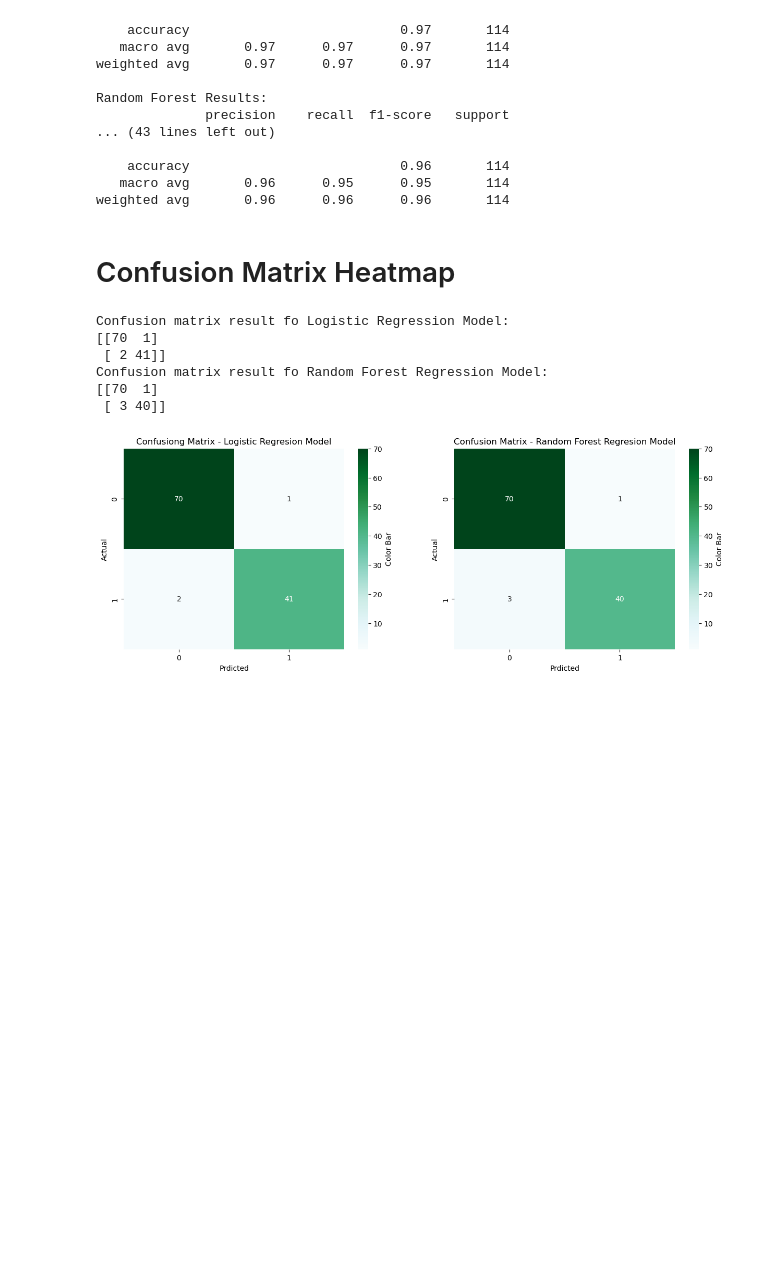
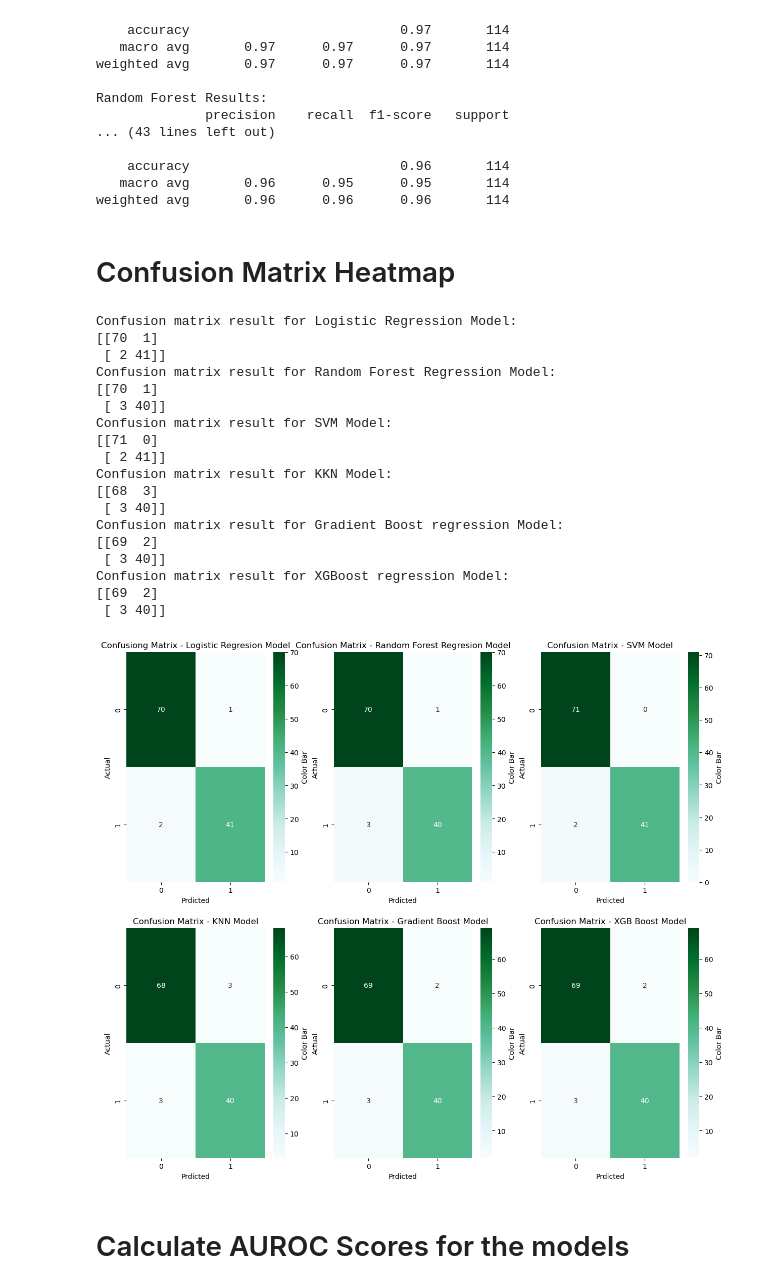
Before and after one commit to DMulabegovic/AAI-500-Final-Project-Breast-Cancer-Malignancy-Predictor, a Jupyter notebook: Breast_Cancer_Predictor_Project.ipynb, the cells around one changed output. Drawn from its saved outputs; the diff is of its cells as text; code cells hidden in the pictures; blank space fills up the shorter version.

Commit message:
Updated heatmap, added AUROC, and ROC curves

```diff
--- a/Breast_Cancer_Predictor_Project.ipynb
+++ b/Breast_Cancer_Predictor_Project.ipynb
@@ -244,33 +247,70 @@ weighted avg       0.96      0.96      0.96       114
 # %%
 conf_matrix_log = confusion_matrix(y_test, log_predictions, labels=[0,1])  # Generate confusion matrix for logistic regrssion model
 conf_matrix_ran_forest = confusion_matrix(y_test, ran_forest_predictions, labels=[0,1]) # Generate confusion matrix for random forest regression model
+conf_matrix_svm = confusion_matrix(y_test, svm_predictions, labels=[0,1]) # Generate confusion matrix for SVM regression model
+conf_matrix_knn = confusion_matrix(y_test, knn_predictions, labels=[0,1]) # Generate confusion matrix for knn regression model
+conf_matrix_gb = confusion_matrix(y_test, gb_predictions, labels=[0,1]) # Generate confusion matrix for Gradient Boost regression model
+conf_matrix_xgb = confusion_matrix(y_test, xgb_predictions, labels=[0,1]) # Generate confusion matrix for XGBoost regression model
 
-print('Confusion matrix result fo Logistic Regression Model: ') # Print confusion matrix result for logistic regression model
+print('Confusion matrix result for Logistic Regression Model: ') # Print confusion matrix result for logistic regression model
 print(conf_matrix_log)
-print('Confusion matrix result fo Random Forest Regression Model: ') # Print confusion matrix result for random forest regression model
+print('Confusion matrix result for Random Forest Regression Model: ') # Print confusion matrix result for random forest regression model
 print(conf_matrix_ran_forest)
+print('Confusion matrix result for SVM Model: ') # Print confusion matrix result for SVM model
+print(conf_matrix_svm )
+print('Confusion matrix result for KKN Model: ') # Print confusion matrix result for KNN model
+print(conf_matrix_knn)
+print('Confusion matrix result for Gradient Boost regression Model: ') # Print confusion matrix result for Gradient Boost model
+print(conf_matrix_gb)
+print('Confusion matrix result for XGBoost regression Model: ') # Print confusion matrix result for XGBoost model
+print(conf_matrix_xgb)
 
-plt.figure(figsize=(15, 5)) # Set figure size
+plt.figure(figsize=(15, 13)) # Set figure size
+plt.subplot(2, 3, 1)
+sns.heatmap(conf_matrix_log, cmap="BuGn", annot=True, cbar_kws={"label":"Color Bar"}) # Generate and plot heatmap confusion matrix for logistics regression model
+plt.title('Confusiong Matrix - Logistic Regresion Model'), plt.xlabel('Prdicted'), plt.ylabel('Actual')
 
-plt.subplot(1, 2, 1)
-sns.heatmap(conf_matrix_log, cmap="BuGn", annot=True, cbar_kws={"label":"Color Bar"}) # Generate and plot heatmap confusion matrix for logistics regression model
-plt.title('Confusiong Matrix - Logistic Regresion Model')
-plt.xlabel('Prdicted')
-plt.ylabel('Actual')
+plt.subplot(2, 3, 2)
+sns.heatmap(conf_matrix_ran_forest, cmap="BuGn", annot=True, cbar_kws={"label":"Color Bar"})  # Generate and plot heatmap confusion matrix for random forest regression model
+plt.title('Confusion Matrix - Random Forest Regresion Model'), plt.xlabel('Prdicted'), plt.ylabel('Actual')
 
-plt.subplot(1, 2, 2)
-sns.heatmap(conf_matrix_ran_forest, cmap="BuGn", annot=True, cbar_kws={"label":"Color Bar"})  # Generate and plot heatmap confusion matrix for random forest regression model
-plt.title('Confusion Matrix - Random Forest Regresion Model')
-plt.xlabel('Prdicted')
-plt.ylabel('Actual')
+plt.subplot(2, 3, 3)
+sns.heatmap(conf_matrix_svm, cmap="BuGn", annot=True, cbar_kws={"label":"Color Bar"})  # Generate and plot heatmap confusion matrix for SVM regression model
+plt.title('Confusion Matrix - SVM Model'), plt.xlabel('Prdicted'), plt.ylabel('Actual')
+
+plt.subplot(2, 3, 4)
+sns.heatmap(conf_matrix_knn, cmap="BuGn", annot=True, cbar_kws={"label":"Color Bar"})  # Generate and plot heatmap confusion matrix for KNN regression model
+plt.title('Confusion Matrix - KNN Model'), plt.xlabel('Prdicted'), plt.ylabel('Actual')
+
+plt.subplot(2, 3, 5)
+sns.heatmap(conf_matrix_gb, cmap="BuGn", annot=True, cbar_kws={"label":"Color Bar"})  # Generate and plot heatmap confusion matrix for Graident Boost regression model
+plt.title('Confusion Matrix - Gradient Boost Model'), plt.xlabel('Prdicted'), plt.ylabel('Actual')
+
+plt.subplot(2, 3, 6)
+sns.heatmap(conf_matrix_xgb, cmap="BuGn", annot=True, cbar_kws={"label":"Color Bar"})  # Generate and plot heatmap confusion matrix for XGB Boost regression model
+plt.title('Confusion Matrix - XGB Boost Model'), plt.xlabel('Prdicted'), plt.ylabel('Actual')
 plt.show()
 
 # Pros
 # %% [output]
-Confusion matrix result fo Logistic Regression Model:
+Confusion matrix result for Logistic Regression Model:
 [[70  1]
  [ 2 41]]
-Confusion matrix result fo Random Forest Regression Model:
+Confusion matrix result for Random Forest Regression Model:
 [[70  1]
  [ 3 40]]
+Confusion matrix result for SVM Model:
+[[71  0]
+ [ 2 41]]
+Confusion matrix result for KKN Model:
+[[68  3]
+ [ 3 40]]
+Confusion matrix result for Gradient Boost regression Model:
+[[69  2]
+ [ 3 40]]
+Confusion matrix result for XGBoost regression Model:
+[[69  2]
+ [ 3 40]]
-[figure, old version]
+[figure, new version]
+# %% [markdown]
+# Calculate AUROC Scores for the models
```
Also changed, not shown: parts of 6 cells of this notebook.
